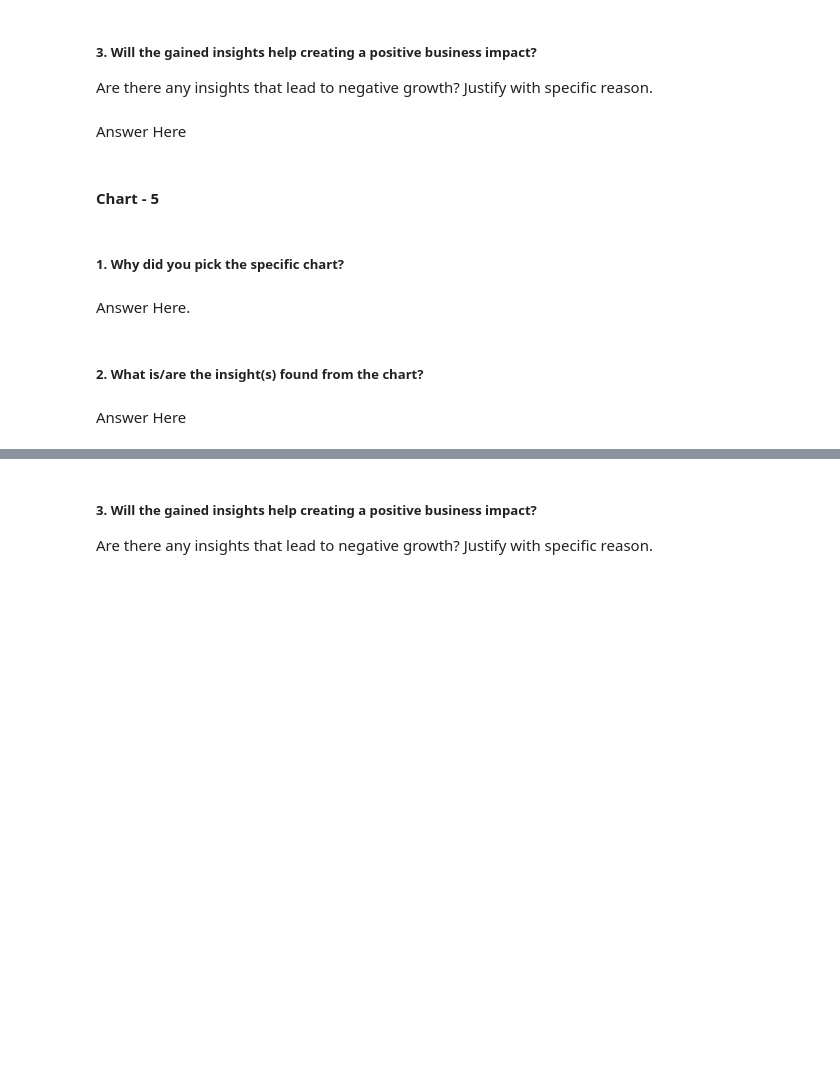
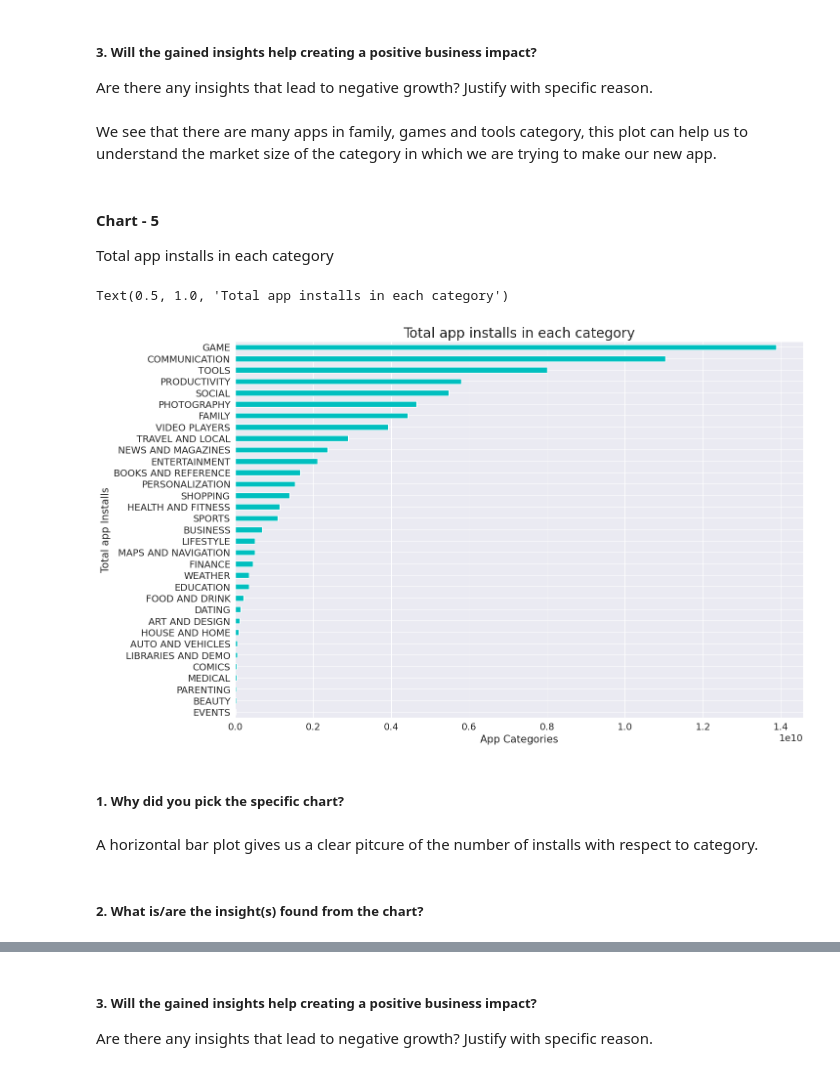
Before and after one commit to lukedanieldone/Play-Store-EDA, a Jupyter notebook: Playstore_EDA_Analysis.ipynb, the cells around one changed output, grey strips where cells are left out. Saved outputs shown, nothing was run; the diff lists cells and outputs as text; code cells hidden in the pictures; blank space fills up the shorter version.

```diff
--- a/Playstore_EDA_Analysis.ipynb
+++ b/Playstore_EDA_Analysis.ipynb
@@ -604,7 +604,8 @@ Answer Here
 # %% [markdown]
 ##### 3. Will the gained insights help creating a positive business impact?
 Are there any insights that lead to negative growth? Justify with specific reason.
-# %% [markdown]
-Answer Here
+# %% [markdown]
+We see that there are many apps in family, games and tools category, this plot can help us to understand the market size of the category in which we are trying to make our new app.
 # %% [markdown]
 #### Chart - 5
+Total app installs in each category
@@ -613,8 +612,19 @@ Answer Here
+# %%
+# Chart - 5 visualization code
+Max_Installs = df.groupby(['Category'])['Installs'].sum().sort_values()
+
+#plotting
+Max_Installs.plot.barh(figsize=(15,10), color = 'c', )
+plt.ylabel('Total app Installs', fontsize = 15)
+plt.xlabel('App Categories', fontsize = 15)
+plt.xticks()
+plt.title('Total app installs in each category', fontsize = 20)
+# %% [output]
+Text(0.5, 1.0, 'Total app installs in each category')
+[figure, added]
 # %% [markdown]
 ##### 1. Why did you pick the specific chart?
-# %% [markdown]
-Answer Here.
+# %% [markdown]
+A horizontal bar plot gives us a clear pitcure of the number of installs with respect to category.
 # %% [markdown]
 ##### 2. What is/are the insight(s) found from the chart?
-# %% [markdown]
-Answer Here
```
Also changed, not shown: parts of 18 cells of this notebook.
